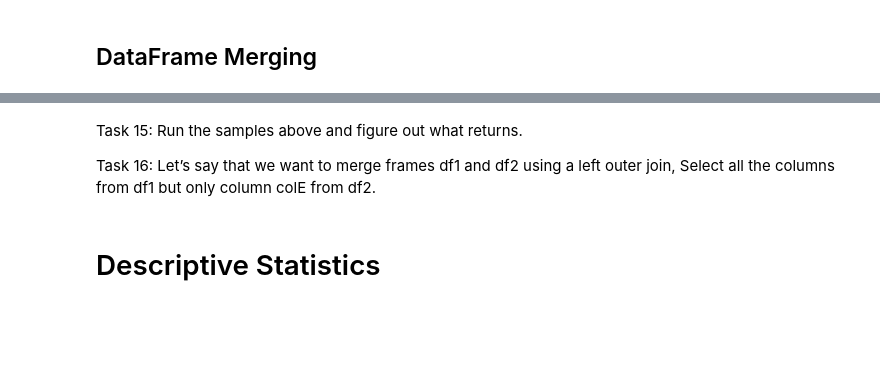
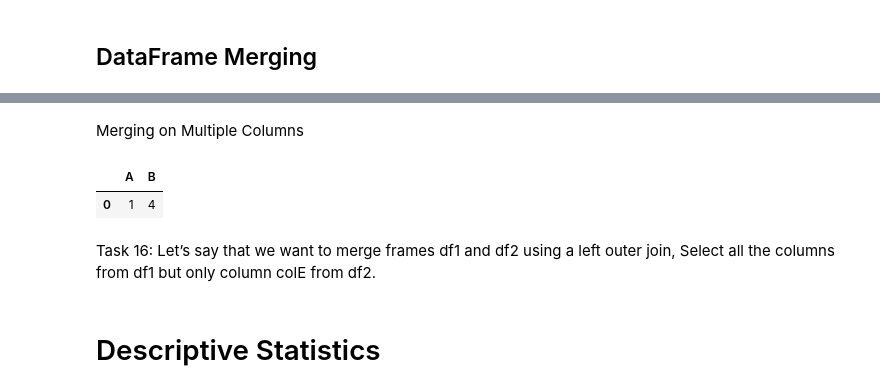
Before and after one commit to amohd63/ENCS5141-INTELLIGENT-SYSTEMS-LAB, a Jupyter notebook: LAB1.ipynb, the cells around one changed output, grey strips where cells are left out. Cells and saved outputs as stored; diff of their text form; code cells hidden in the pictures; blank space fills up the shorter version.

```diff
--- a/LAB1.ipynb
+++ b/LAB1.ipynb
@@ -670,6 +922,11 @@ Task 14: Perform the concatenation in the above example along columns.
+# %% [markdown]
+Merging on Multiple Columns
+# %%
+df1.merge(df2, on=['A', 'B'])
+# %% [output]
+|  | A | B |
+| 0 | 1 | 4 |
 # %% [markdown]
-Task 15: Run the samples above and figure out what returns.
-
 Task 16: Let’s say that we want to merge frames df1 and df2 using a left outer join, Select all the columns from df1 but only column colE from df2.
 # %% [markdown]
 # Descriptive Statistics
```
Also changed, not shown: parts of 50 cells of this notebook.
